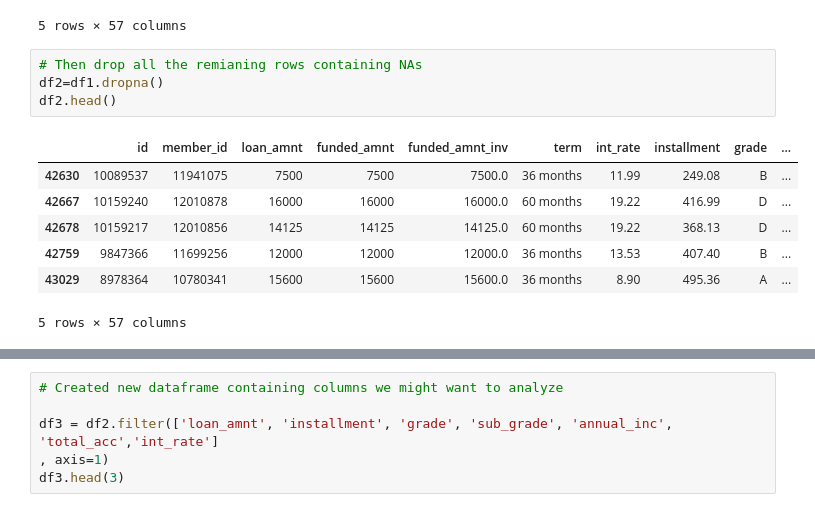
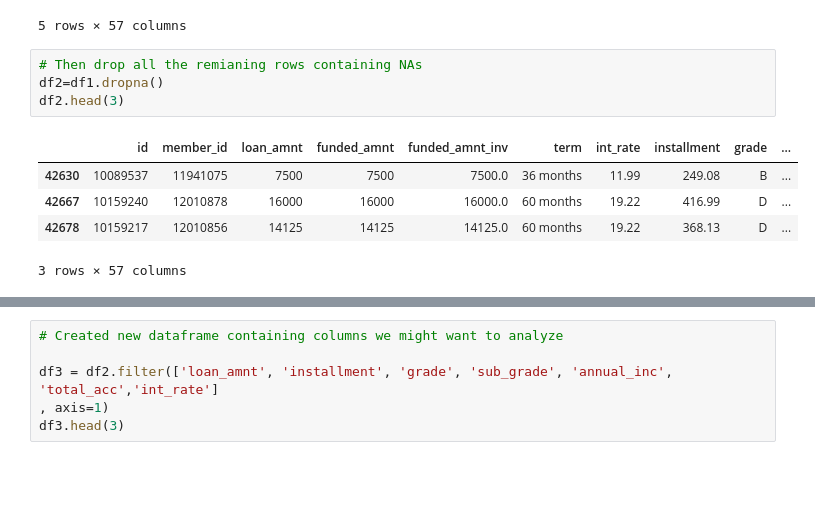
Before and after one commit to emihailescu/bootcamp, a Jupyter notebook: utf-8''Loan_exercise_Ella.ipynb, the cells around one changed output, grey strips where cells are left out. Saved outputs shown, nothing was run; the diff lists cells and outputs as text; blank space fills up the shorter version.

```diff
--- a/utf-8''Loan_exercise_Ella.ipynb
+++ b/utf-8''Loan_exercise_Ella.ipynb
@@ -59,12 +59,10 @@ df1.head()
 # %%
 # Then drop all the remianing rows containing NAs
 df2=df1.dropna()
-df2.head()
+df2.head(3)
 # %% [output]
 |  | id | member_id | loan_amnt | funded_amnt | funded_amnt_inv | term | int_rate | installment | grade | ... |
 | 42630 | 10089537 | 11941075 | 7500 | 7500 | 7500.0 | 36 months | 11.99 | 249.08 | B | ... |
 | 42667 | 10159240 | 12010878 | 16000 | 16000 | 16000.0 | 60 months | 19.22 | 416.99 | D | ... |
 | 42678 | 10159217 | 12010856 | 14125 | 14125 | 14125.0 | 60 months | 19.22 | 368.13 | D | ... |
-| 42759 | 9847366 | 11699256 | 12000 | 12000 | 12000.0 | 36 months | 13.53 | 407.40 | B | ... |
-| 43029 | 8978364 | 10780341 | 15600 | 15600 | 15600.0 | 36 months | 8.90 | 495.36 | A | ... |
-5 rows × 57 columns
+3 rows × 57 columns
```
Also changed, not shown: parts of 6 cells of this notebook.
